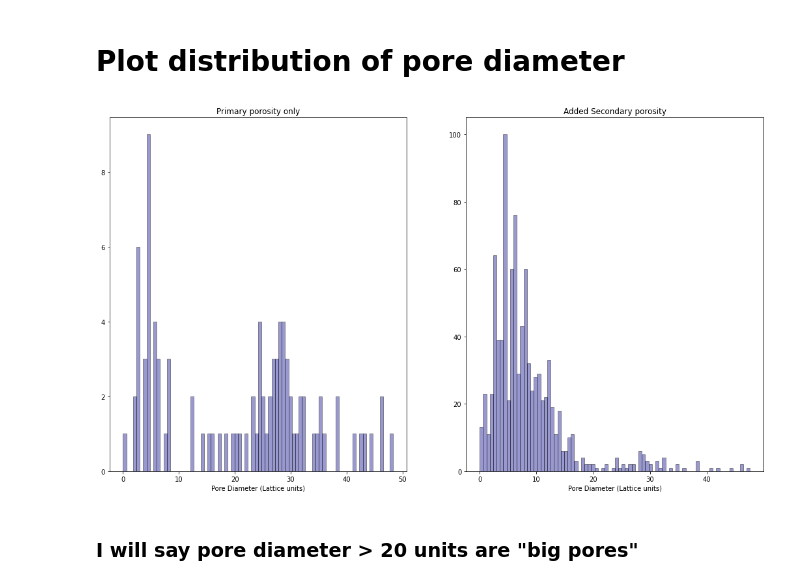
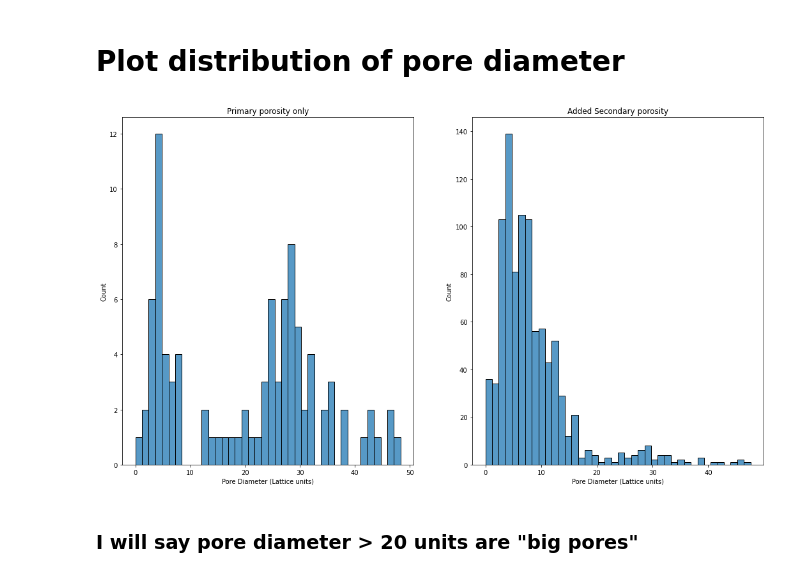
Before and after one commit to akkendrick/LABMOPS, a Jupyter notebook: lowFlowLargePores.ipynb, the cells around one changed output. Saved outputs shown, nothing was run; the diff lists cells and outputs as text; code cells hidden in the pictures.

Commit message:
Fixing plotting

```diff
--- a/lowFlowLargePores.ipynb
+++ b/lowFlowLargePores.ipynb
@@ -137,23 +136,19 @@ This difference must be due to some SNOW algorithm imperfections
 # Plot distribution of pore diameter
 # %%
 fig, axes = plt.subplots(1, 2, figsize=(18, 10))
-sns.distplot(primaryPoreDiamVec, ax=axes[0], hist=True, kde=False,
-             bins=int(80), color = 'darkblue',
-             hist_kws={'edgecolor':'black'},
-             kde_kws={'linewidth': 4})
+sns.histplot(data=primaryPoreDiamVec, ax=axes[0],
+             bins=int(40))
 axes[0].set_title('Primary porosity only')
 axes[0].set_xlabel('Pore Diameter (Lattice units)')
 
-sns.distplot(secondaryPoreDiamVec, ax=axes[1], hist=True, kde=False,
-             bins=int(80), color = 'darkblue',
-             hist_kws={'edgecolor':'black'},
-             kde_kws={'linewidth': 4})
+sns.histplot(data=secondaryPoreDiamVec, ax=axes[1],
+             bins=int(40))
 axes[1].set_title('Added Secondary porosity')
 axes[1].set_xlabel('Pore Diameter (Lattice units)')
 
 fig.savefig('poreDiamHist.png')
 # %% [output]
-[figure, old version]
+[figure, new version]
 # %% [markdown]
 ### I will say pore diameter > 20 units are "big pores"
 # %% [markdown]
```
Also changed, not shown: parts of 10 cells of this notebook, 1 other file.
